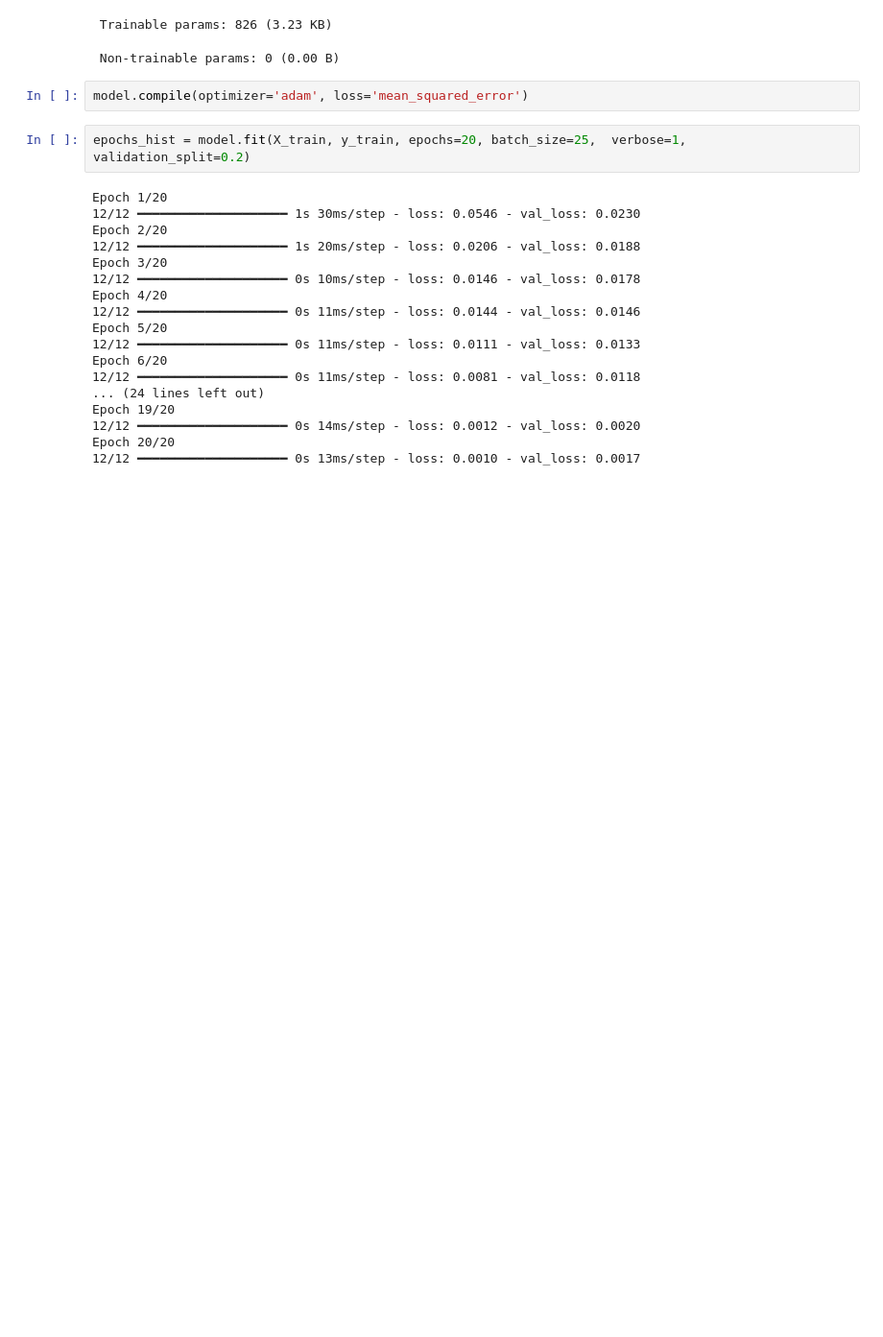
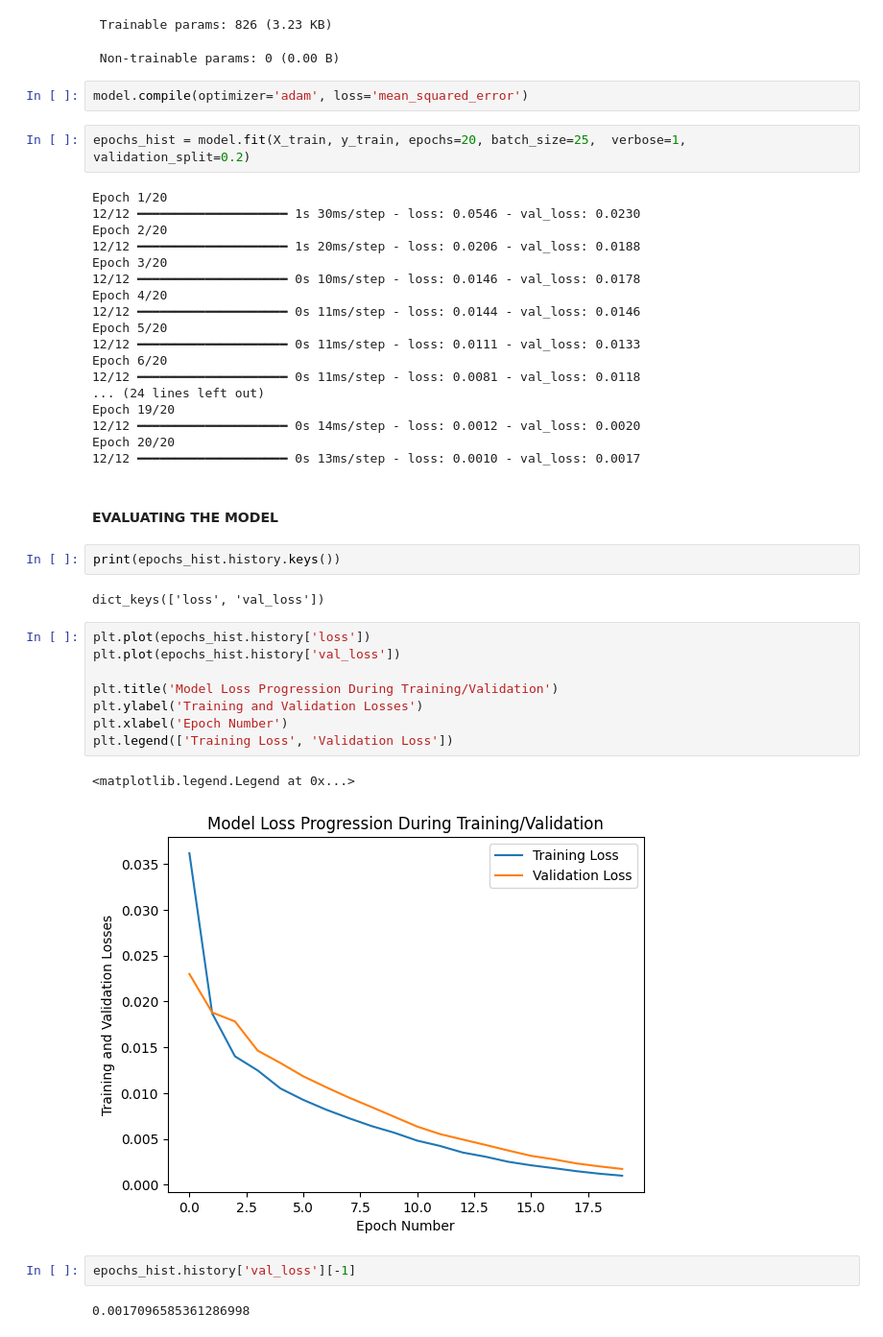
Before and after one commit to akhileshchoudary/ANN-Car-Purchase-Prediction, a Jupyter notebook: ANN_Car_Purchase_Predictions.ipynb, the cells around one changed output. Shown: that part at 96% size. Drawn from its saved outputs; the diff is of its cells as text; blank space fills up the shorter version.

Commit message:
Evaluating The Model

```diff
--- a/ANN_Car_Purchase_Predictions.ipynb
+++ b/ANN_Car_Purchase_Predictions.ipynb
@@ -208,3 +208,24 @@ Epoch 19/20
 12/12 ━━━━━━━━━━━━━━━━━━━━ 0s 14ms/step - loss: 0.0012 - val_loss: 0.0020
 Epoch 20/20
 12/12 ━━━━━━━━━━━━━━━━━━━━ 0s 13ms/step - loss: 0.0010 - val_loss: 0.0017
+# %% [markdown]
+#### EVALUATING THE MODEL
+# %%
+print(epochs_hist.history.keys())
+# %% [output]
+dict_keys(['loss', 'val_loss'])
+# %%
+plt.plot(epochs_hist.history['loss'])
+plt.plot(epochs_hist.history['val_loss'])
+
+plt.title('Model Loss Progression During Training/Validation')
+plt.ylabel('Training and Validation Losses')
+plt.xlabel('Epoch Number')
+plt.legend(['Training Loss', 'Validation Loss'])
+# %% [output]
+<matplotlib.legend.Legend at 0x...>
+[figure, added]
+# %%
+epochs_hist.history['val_loss'][-1]
+# %% [output]
+0.0017096585361286998
```
Also changed, not shown: parts of 4 cells of this notebook.
